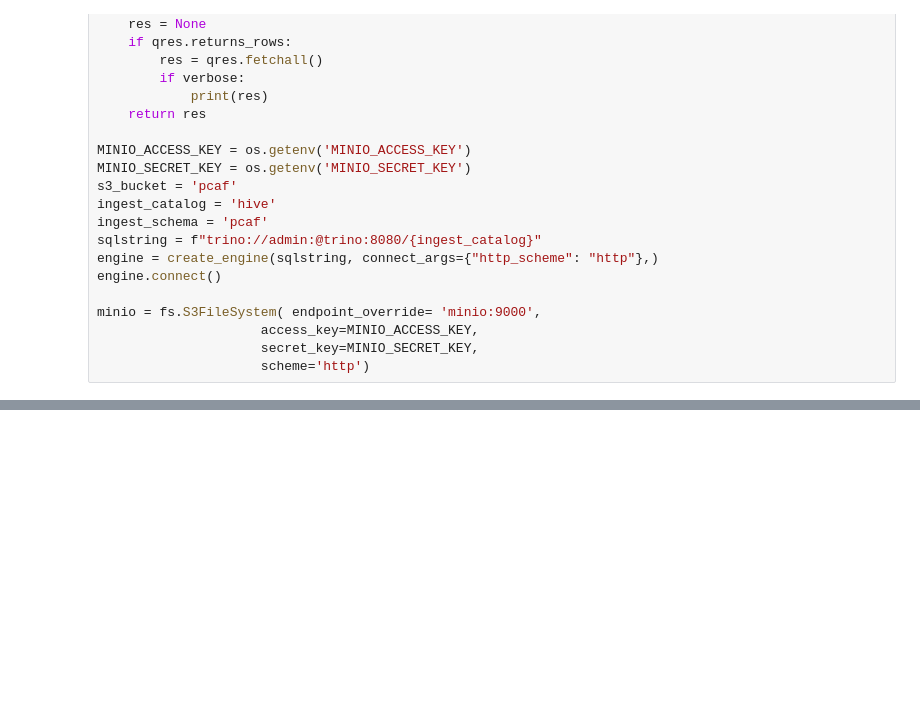
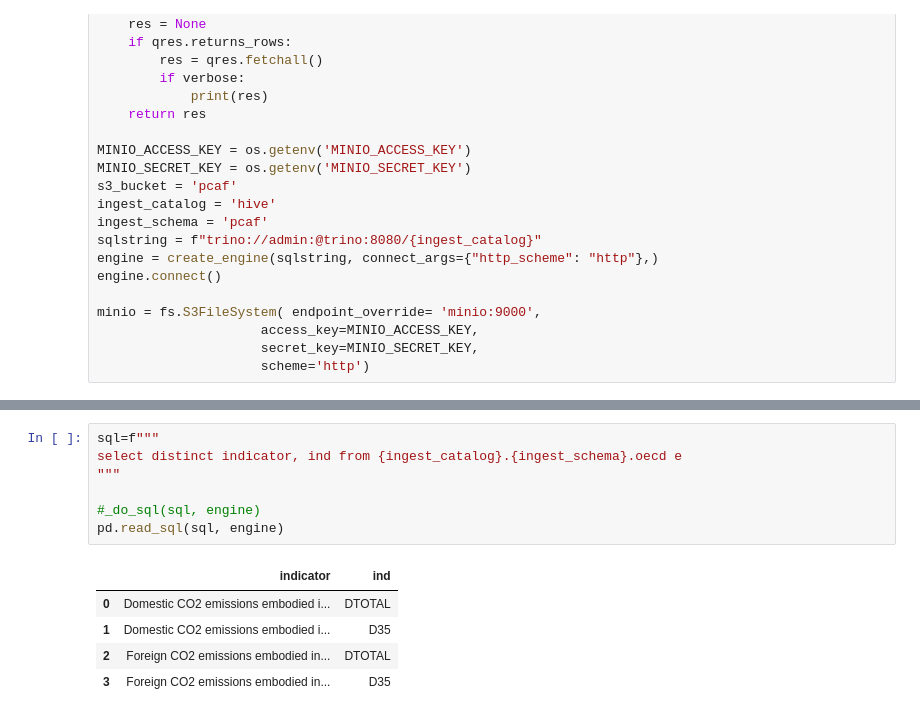
Before and after one commit to os-climate/pcaf_data_mesh_local_infra, a Jupyter notebook: notebooks/demo.ipynb, the cells around one changed output, grey strips where cells are left out. Saved outputs shown, nothing was run; the diff lists cells and outputs as text; blank space fills up the shorter version.

```diff
--- a/notebooks/demo.ipynb
+++ b/notebooks/demo.ipynb
@@ -81 +71,14 @@ pd.read_sql(sql, engine)
 1407 rows × 15 columns
+# %%
+sql=f"""
+select distinct indicator, ind from {ingest_catalog}.{ingest_schema}.oecd e
+"""
+
+#_do_sql(sql, engine)
+pd.read_sql(sql, engine)
+# %% [output]
+|  | indicator | ind |
+| 0 | Domestic CO2 emissions embodied i... | DTOTAL |
+| 1 | Domestic CO2 emissions embodied i... | D35 |
+| 2 | Foreign CO2 emissions embodied in... | DTOTAL |
+| 3 | Foreign CO2 emissions embodied in... | D35 |
```
Also changed, not shown: parts of 3 cells of this notebook, 15 other files.
